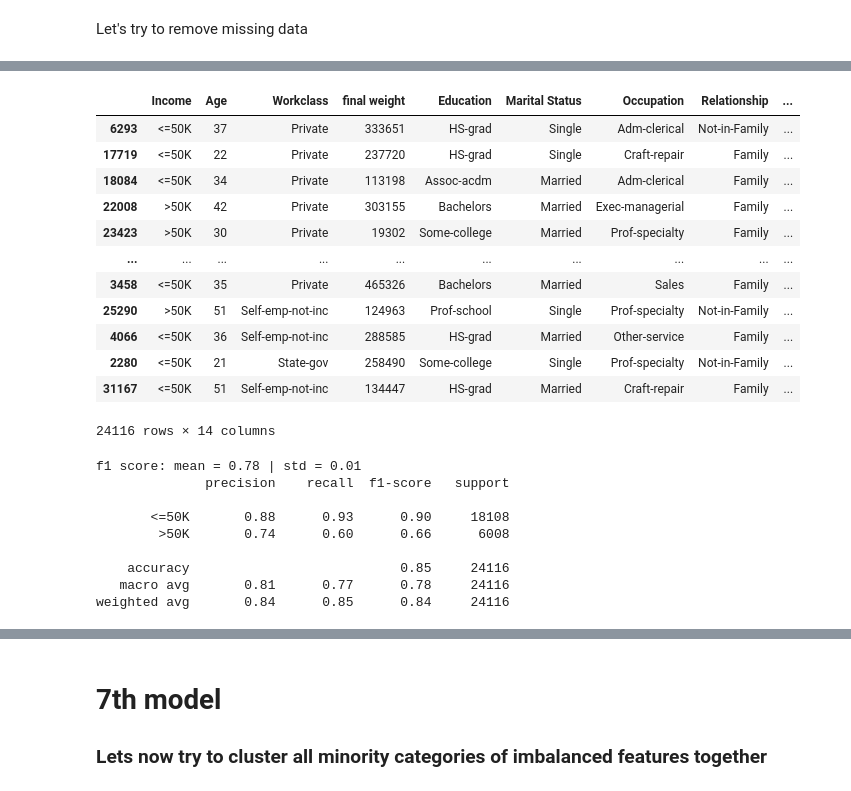
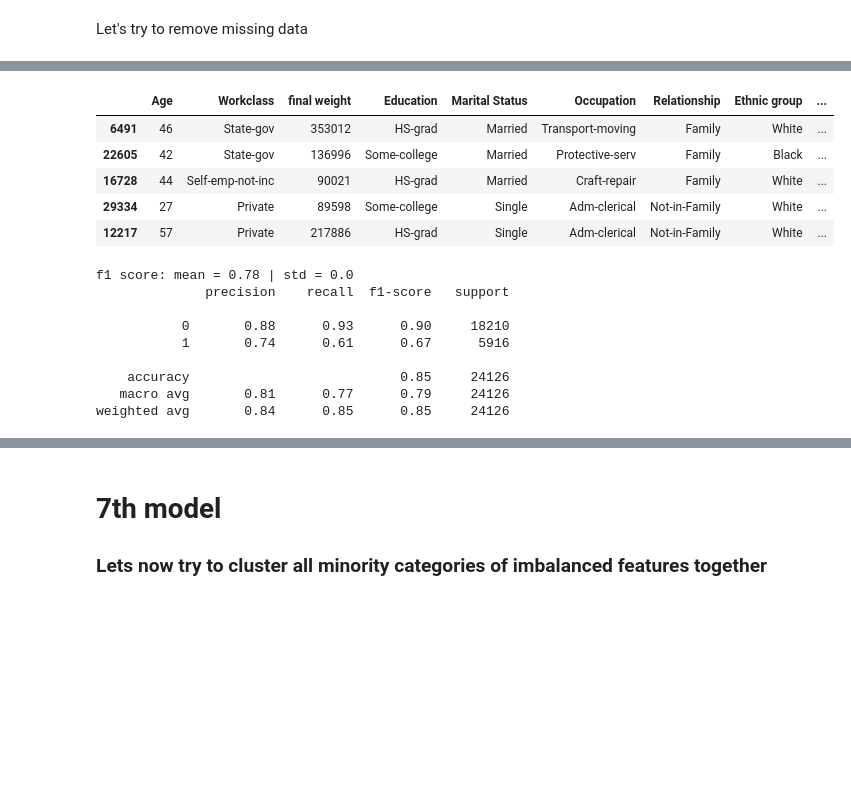
Before and after one commit to nadiia-duiunova/Adults_pet_project, a Jupyter notebook: Logistic regression.ipynb, the cells around one changed output, grey strips where cells are left out. Saved outputs shown, nothing was run; the diff lists cells and outputs as text; code cells hidden in the pictures; blank space fills up the shorter version.

```diff
--- a/Logistic regression.ipynb
+++ b/Logistic regression.ipynb
@@ -84,6 +81,0 @@ First, all variables have to be transformed to numerical format to feed them to
-# %%
-X_train = X.copy()
-y_train = y.copy()
-
-data_train = pd.merge(left=y_train, right=X_train, left_index=True, right_index=True)
-data_train.shape
@@ -310,43 +279,6 @@ Assumption 5. Most of Ethnic Groupі have no impact on target, it's possible to
 # %%
 data_clustered = data_train.copy()
 
-def cluster_categorical(data):
-
-    # cluster Workclass
-    data['Workclass'] = data['Workclass'].replace({' Never-worked': ' Without-pay'})
-
-    # cluster Marital status
-    data.loc[
-        lambda x: x["Marital Status"].isin([' Widowed', ' Separated', ' Married-spouse-absent', ' Never-married', ' Divorced']), "Marital Status"
-    ] = "Single"
-
-    data.loc[
-        lambda x: x["Marital Status"].isin([' Married-AF-spouse', ' Married-civ-spouse']), "Marital Status"
-    ] = "Married"
-
-     # cluster Relationship
-    data.loc[
-        lambda x: x["Relationship"].isin([' Husband', ' Wife', ' Own-child']), "Relationship"
-    ] = "Family"
-
-    data.loc[
-        lambda x: x["Relationship"].isin([' Not-in-family', ' Unmarried', ' Other-relative']), "Relationship"
-    ] = "Not-in-Family"
-
-    # cluster Countries
-    data.loc[
-        lambda x: x["Country"].isin([' Holand-Netherlands', ' Scotland', ' Italy', ' England', ' Ireland', ' Germany', ' Hong',  ' France', ' Taiwan',
-                                    ' Japan', ' Puerto-Rico', ' Canada', ' United-States']), "Country"
-    ] = "Developed"
-
-    data.loc[
-        lambda x: x["Country"].isin([' Hungary', ' Greece', ' Portugal', ' Poland', ' Yugoslavia', ' Cambodia', ' Iran',  ' Philippines', ' Laos', ' Thailand', ' Vietnam', ' South',
-                                    ' China', ' India', ' Honduras', ' Outlying-US(Guam-USVI-etc)', ' Trinadad&Tobago', ' Ecuador',  ' Philippines', ' Nicaragua',
-                                    ' Peru', ' Haiti', ' Columbia', ' Guatemala', ' Dominican-Republic', ' Jamaica',  ' Cuba', ' El-Salvador', ' Mexico']), "Country"
-    ] = "Developing"
-
-    return data
-
 data_clustered = cluster_categorical(data_clustered)
 # %%
 data_clustered.head()
@@ -451,34 +385,28 @@ data_no_nan.shape
 # %%
 data_no_nan_clustered = cluster_categorical(data_no_nan)
-data_no_nan_clustered
+data_no_nan_clustered.head()
 # %% [output]
-|  | Income | Age | Workclass | final weight | Education | Marital Status | Occupation | Relationship | ... |
-| 6293 | <=50K | 37 | Private | 333651 | HS-grad | Single | Adm-clerical | Not-in-Family | ... |
-| 17719 | <=50K | 22 | Private | 237720 | HS-grad | Single | Craft-repair | Family | ... |
-| 18084 | <=50K | 34 | Private | 113198 | Assoc-acdm | Married | Adm-clerical | Family | ... |
-| 22008 | >50K | 42 | Private | 303155 | Bachelors | Married | Exec-managerial | Family | ... |
-| 23423 | >50K | 30 | Private | 19302 | Some-college | Married | Prof-specialty | Family | ... |
-| ... | ... | ... | ... | ... | ... | ... | ... | ... | ... |
-| 3458 | <=50K | 35 | Private | 465326 | Bachelors | Married | Sales | Family | ... |
-| 25290 | >50K | 51 | Self-emp-not-inc | 124963 | Prof-school | Single | Prof-specialty | Not-in-Family | ... |
-| 4066 | <=50K | 36 | Self-emp-not-inc | 288585 | HS-grad | Married | Other-service | Family | ... |
-| 2280 | <=50K | 21 | State-gov | 258490 | Some-college | Single | Prof-specialty | Not-in-Family | ... |
-| 31167 | <=50K | 51 | Self-emp-not-inc | 134447 | HS-grad | Married | Craft-repair | Family | ... |
+|  | Age | Workclass | final weight | Education | Marital Status | Occupation | Relationship | Ethnic group | ... |
+| 6491 | 46 | State-gov | 353012 | HS-grad | Married | Transport-moving | Family | White | ... |
+| 22605 | 42 | State-gov | 136996 | Some-college | Married | Protective-serv | Family | Black | ... |
+| 16728 | 44 | Self-emp-not-inc | 90021 | HS-grad | Married | Craft-repair | Family | White | ... |
+| 29334 | 27 | Private | 89598 | Some-college | Single | Adm-clerical | Not-in-Family | White | ... |
+| 12217 | 57 | Private | 217886 | HS-grad | Single | Adm-clerical | Not-in-Family | White | ... |
-24116 rows × 14 columns
 # %%
 numerical_features_list = ['Age', 'final weight', 'Capital Gain', 'Capital Loss', 'Hours per week']
 categorical_features_list = ['Workclass', 'Marital Status', 'Occupation',
                              'Relationship', 'Ethnic group', 'Sex', 'Country']
 # %%
-get_LR_performance(data_no_nan_clustered, numerical_features_list, categorical_features_list)
+data_no_nan_clustered_and_preprocessed = preprocess_data(data_no_nan_clustered, numerical_features_list, categorical_features_list)
+get_LR_performance(data_no_nan_clustered_and_preprocessed)
 # %% [output]
-f1 score: mean = 0.78 | std = 0.01
+f1 score: mean = 0.78 | std = 0.0
               precision    recall  f1-score   support
 
-       <=50K       0.88      0.93      0.90     18108
-        >50K       0.74      0.60      0.66      6008
+           0       0.88      0.93      0.90     18210
+           1       0.74      0.61      0.67      5916
 
-    accuracy                           0.85     24116
-   macro avg       0.81      0.77      0.78     24116
-weighted avg       0.84      0.85      0.84     24116
+    accuracy                           0.85     24126
+   macro avg       0.81      0.77      0.79     24126
+weighted avg       0.84      0.85      0.85     24126
 # %%
```
Also changed, not shown: parts of 48 cells of this notebook.
